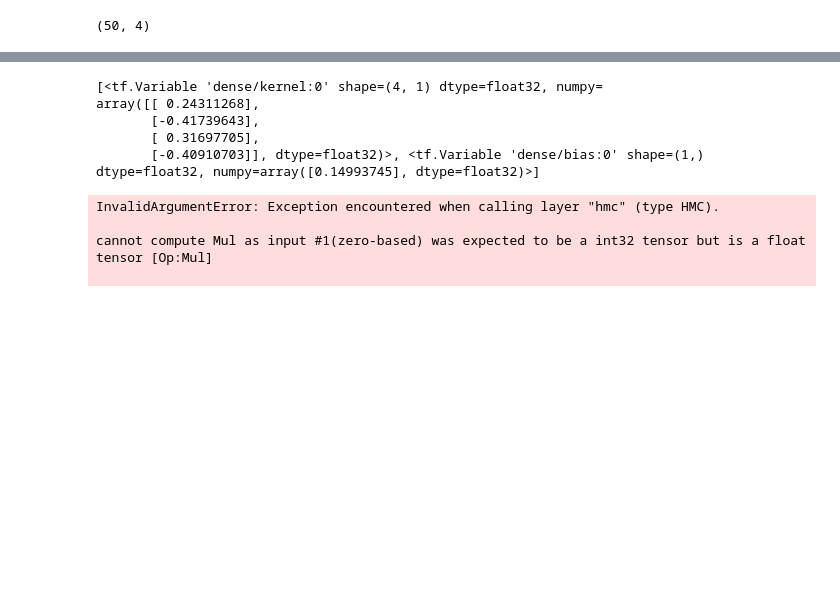
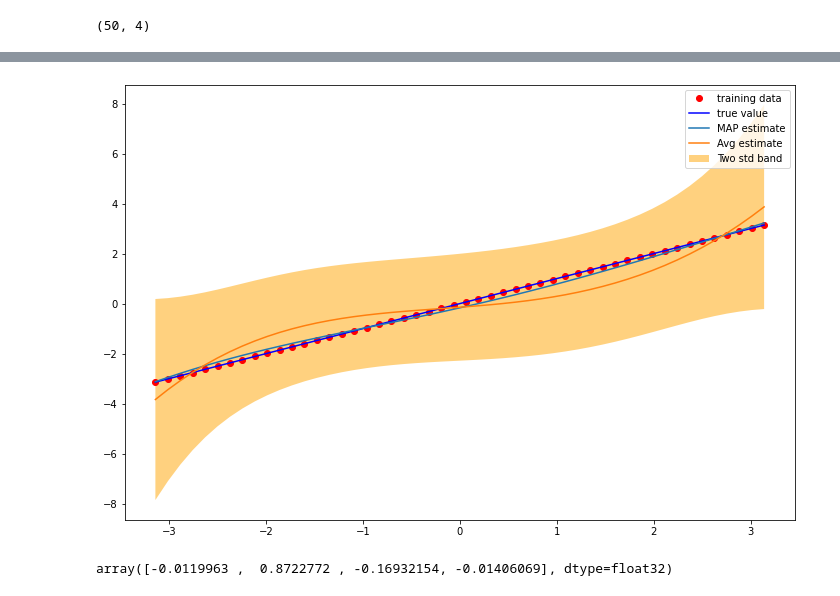
Before and after one commit to PierreTsr/FluxPartitioning, a Jupyter notebook: src/testing.ipynb, the cells around one changed output, grey strips where cells are left out. Drawn from its saved outputs; the diff is of its cells as text; code cells hidden in the pictures; blank space fills up the shorter version.

```diff
--- a/src/testing.ipynb
+++ b/src/testing.ipynb
@@ -60,14 +78,0 @@ plt.show()
-# %%
-print(model.trainable_variables)
-hmc = HMC(model, 10, 1e-3, 50)
-hmc((x,y))
-# %% [output]
-[<tf.Variable 'dense/kernel:0' shape=(4, 1) dtype=float32, numpy=
-array([[ 0.24311268],
-       [-0.41739643],
-       [ 0.31697705],
-       [-0.40910703]], dtype=float32)>, <tf.Variable 'dense/bias:0' shape=(1,) dtype=float32, numpy=array([0.14993745], dtype=float32)>]
-InvalidArgumentError: Exception encountered when calling layer "hmc" (type HMC).
-
-cannot compute Mul as input #1(zero-based) was expected to be a int32 tensor but is a float tensor [Op:Mul]
-
@@ -73,0 +108,41 @@ cannot compute Mul as input #1(zero-based) was expected to be a int32 tensor but
+# %%
+# Computing MAP estimate
+idx_MAP = np.argmin(log_likelihood)
+MAP = parameters[idx_MAP, :]
+hmc.set_model_params(MAP)
+y_MAP = hmc.model(x)
+
+# preparing sampling
+precision = np.exp(log_gamma)
+num_dim = 1
+n_samples = 500
+trajectories = np.zeros((50, num_dim, n_samples))
+sigma_normal = np.std(y)
+
+# sampling
+for k in range(n_samples):
+    idx_1 = np.random.randint(0, n_iter - 1)
+    idx_2 = np.random.randint(0, n_iter - 1)
+    w_sample = parameters[-idx_1, :]
+    precision_here = precision[-idx_2] * num_dim
+    hmc.set_model_params(w_sample)
+    trajectories[:, :, k] = hmc.model(x) + sigma_normal * np.random.normal() / np.sqrt(precision_here)
+
+mu_pred = np.mean(trajectories, axis=2)
+sigma_pred = np.var(trajectories, axis=2)
+# %%
+# plot results and display MAP parameters
+plt.figure(figsize=(12, 8))
+plt.plot(t, y, 'ro', label="training data")
+plt.plot(t, y, 'b-', label="true value")
+plt.plot(t, y_MAP, label="MAP estimate")
+plt.plot(t, mu_pred, label="Avg estimate")
+lower = mu_pred[:, 0] - 2 * np.sqrt(sigma_pred[:, 0])
+upper = mu_pred[:, 0] + 2 * np.sqrt(sigma_pred[:, 0])
+plt.fill_between(t, lower, upper, facecolor="orange", alpha=0.5, label="Two std band")
+plt.legend()
+plt.show()
+MAP
+# %% [output]
+[figure, added]
+array([-0.0119963 ,  0.8722772 , -0.16932154, -0.01406069], dtype=float32)
```
Also changed, not shown: parts of 7 cells of this notebook, 2 other files.
